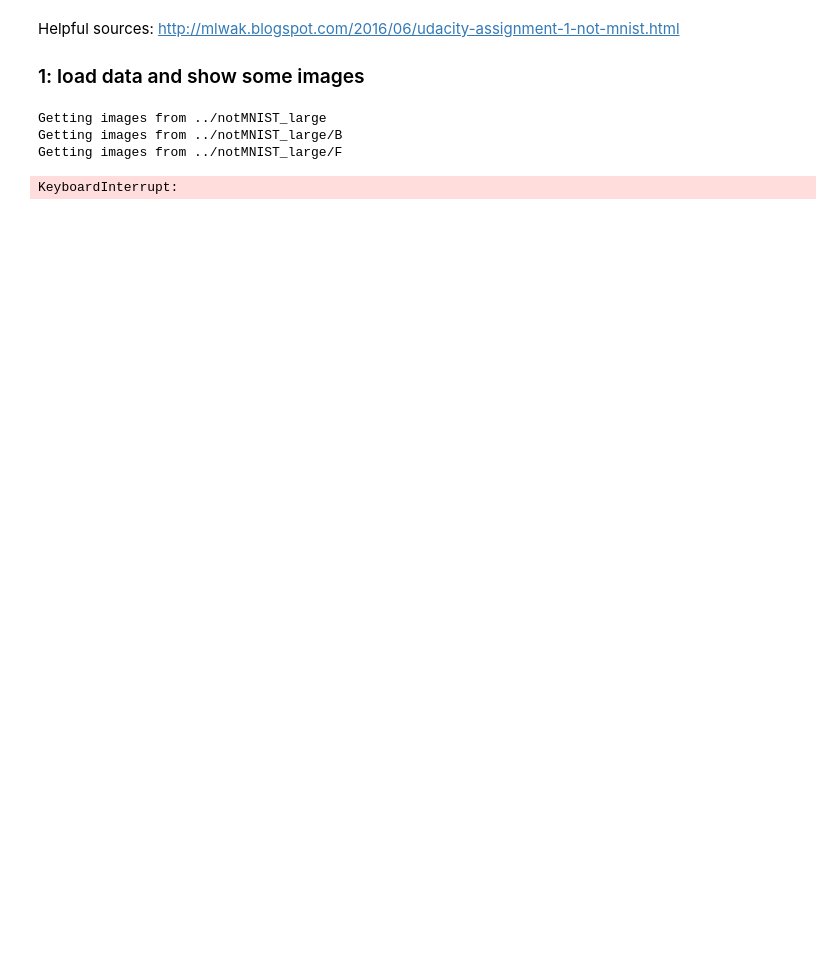
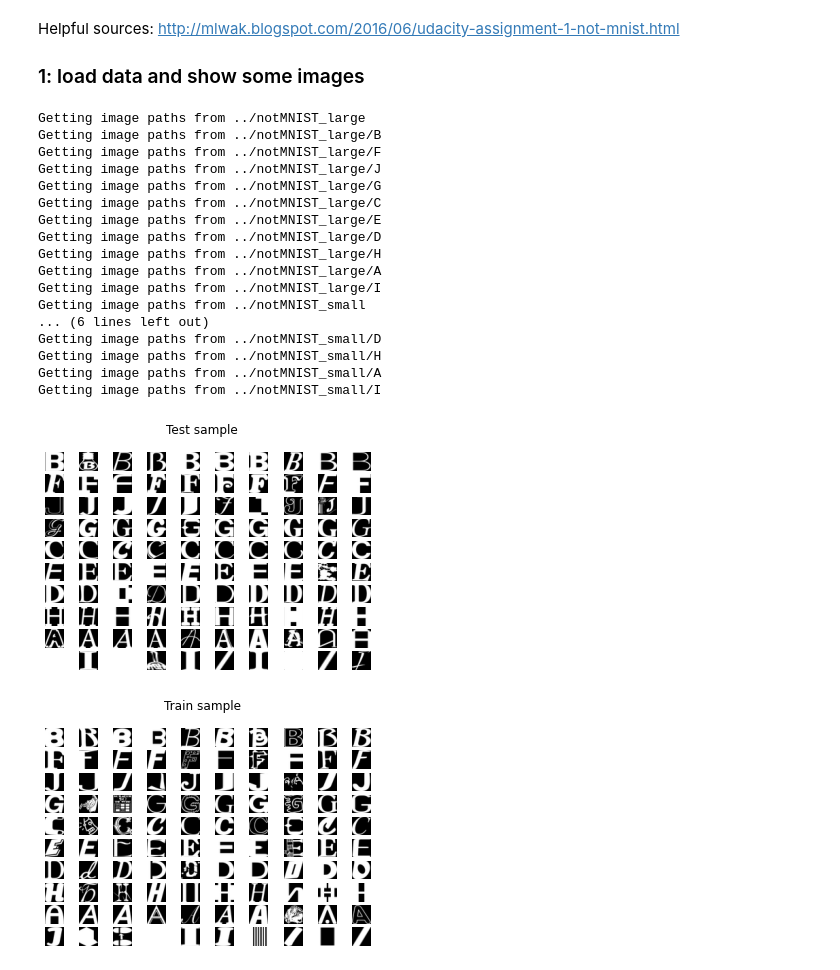
Before and after one commit to ErmolkinVlad/machine_learning042, a Jupyter notebook: lab001/report/lab001.ipynb, the cells around one changed output. Drawn from its saved outputs; the diff is of its cells as text; code cells hidden in the pictures; blank space fills up the shorter version.

```diff
--- a/lab001/report/lab001.ipynb
+++ b/lab001/report/lab001.ipynb
@@ -12,50 +12,65 @@ from scipy import ndimage
 
 ### 1: load data and show some images
 # %%
-# Returns data in format { 'folders': {}, 'images': { 'name': file, ...} }
-def load_images_from_folder(folder):
-    print("Getting images from {}".format(folder))
-    result = { 'folders': {}, 'images': {} }
+# Returns data in format { 'folders': {}, 'image_paths': [] }
+def load_image_paths_from_folder(folder):
+    print("Getting image paths from {}".format(folder))
+    result = { 'folders': {}, 'image_paths': [] }
     for name in os.listdir(folder):
         is_folder = os.path.isdir(os.path.join(folder, name))
         if is_folder:
             subfolder = os.path.join(folder, name)
-            result['folders'][name] = load_images_from_folder(subfolder)
+            result['folders'][subfolder] = load_image_paths_from_folder(subfolder)
         else:
-            img = cv2.imread(os.path.join(folder, name))
-            if img is not None:
-                result['images'][name] = img
+            image_path = os.path.join(folder, name)
+            result['image_paths'].append(image_path)
     return result
 # %%
-def plot_samples(images, sample_size, name):
+def plot_samples(image_paths, sample_size, name):
     figure = plt.figure()
     figure.suptitle(name)
-    folders = images['folders']
+    folders = image_paths['folders']
     for folder_name, folder in folders.items():
-        image_name_samples = random.sample(list(folder['images']), sample_size)
-        for image_name in image_name_samples:
+        image_path_samples = random.sample(folder['image_paths'], sample_size)
+        for image_path in image_path_samples:
             subplot = figure.add_subplot(
                 sample_size,
                 len(folders),
-                list(folders).index(folder_name) * sample_size + image_name_samples.index(image_name) + 1
+                list(folders).index(folder_name) * sample_size + image_path_samples.index(image_path) + 1
             )
-            subplot.imshow(folder['images'][image_name])
+            image = cv2.imread(os.path.join(image_path))
+            subplot.imshow(image)
             subplot.set_axis_off()
     plt.show()
 # %%
 test_sample_folder = '../notMNIST_small'
 train_sample_folder = '../notMNIST_large'
 
-train_sample = load_images_from_folder(train_sample_folder)
-test_sample = load_images_from_folder(test_sample_folder)
+train_sample = load_image_paths_from_folder(train_sample_folder)
+test_sample = load_image_paths_from_folder(test_sample_folder)
 
 plot_samples(test_sample, 10, 'Test sample')
 plot_samples(train_sample, 10, 'Train sample')
 # %% [output]
-Getting images from ../notMNIST_large
-Getting images from ../notMNIST_large/B
-Getting images from ../notMNIST_large/F
+Getting image paths from ../notMNIST_large
+Getting image paths from ../notMNIST_large/B
+Getting image paths from ../notMNIST_large/F
+Getting image paths from ../notMNIST_large/J
+Getting image paths from ../notMNIST_large/G
+Getting image paths from ../notMNIST_large/C
+Getting image paths from ../notMNIST_large/E
+Getting image paths from ../notMNIST_large/D
+Getting image paths from ../notMNIST_large/H
+Getting image paths from ../notMNIST_large/A
+Getting image paths from ../notMNIST_large/I
+Getting image paths from ../notMNIST_small
+... (6 lines left out)
+Getting image paths from ../notMNIST_small/D
+Getting image paths from ../notMNIST_small/H
+Getting image paths from ../notMNIST_small/A
+Getting image paths from ../notMNIST_small/I
-KeyboardInterrupt:
+[figure, added]
+[figure, added]
 # %%
 # # 2: check if samples are balanced
 
```
Also changed, not shown: parts of 7 cells of this notebook, 1 other file.
